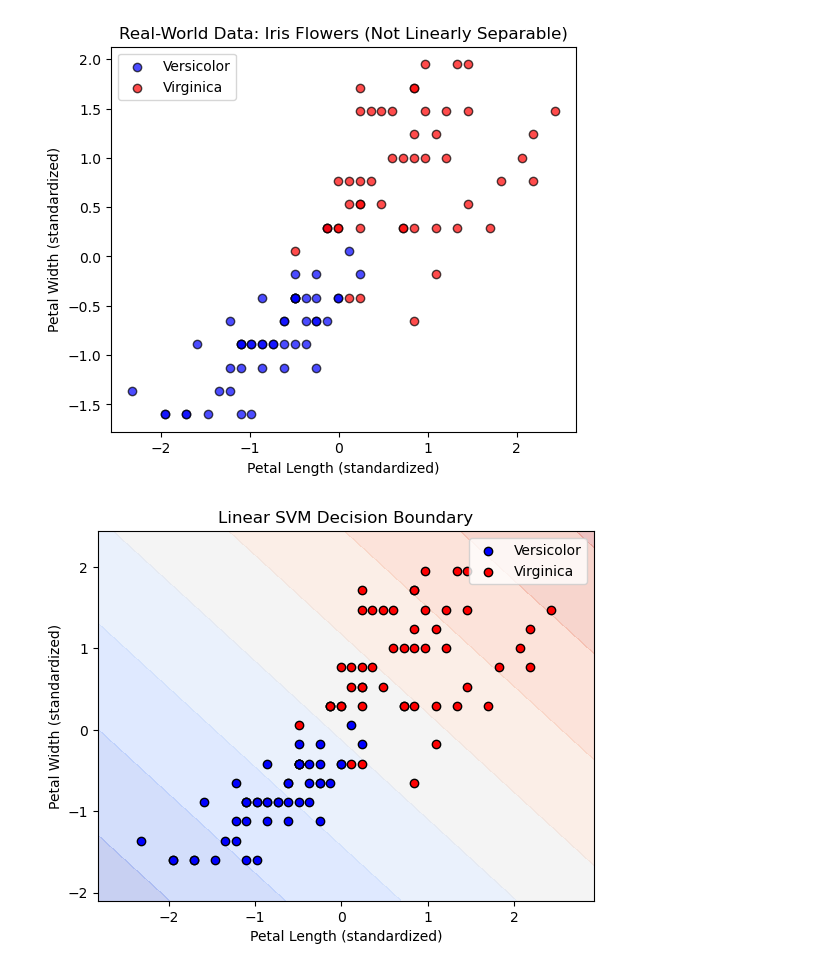
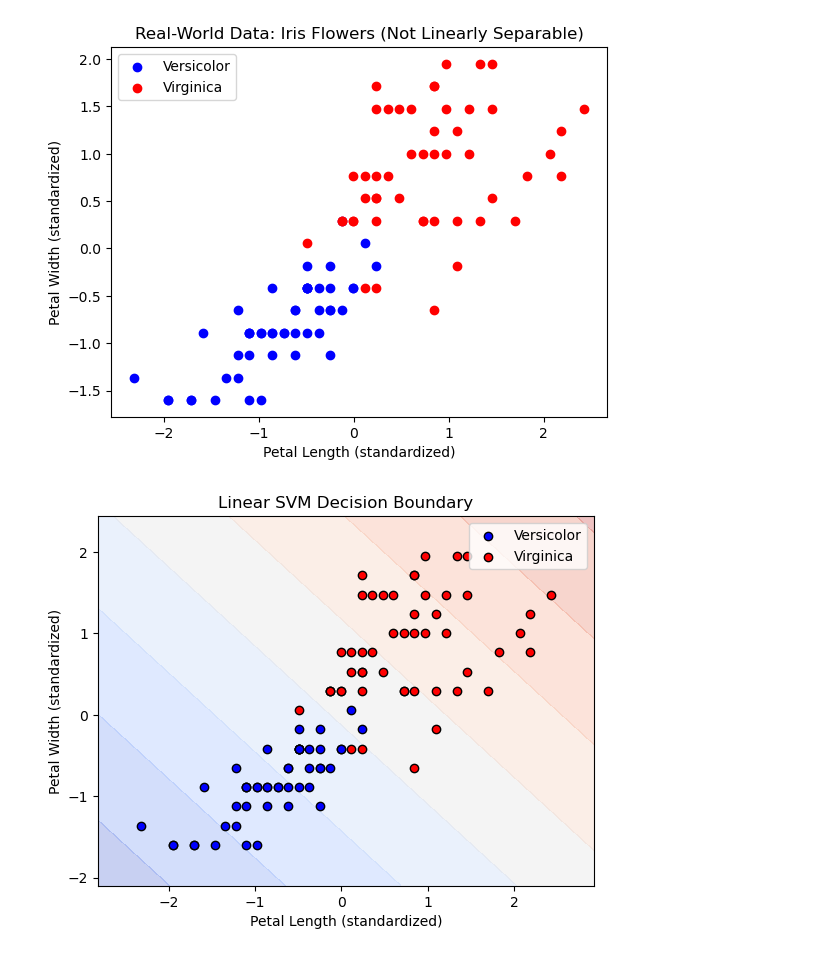
Before and after one commit to Manvi28/Machine-Learning, a Jupyter notebook: Support_Vector_Machine.ipynb, the cells around one changed output. Drawn from its saved outputs; the diff is of its cells as text; code cells hidden in the pictures.

```diff
--- a/Support_Vector_Machine.ipynb
+++ b/Support_Vector_Machine.ipynb
@@ -1,35 +1,35 @@
 # %%
 # Import necessary libraries
 import numpy as np
 import matplotlib.pyplot as plt
 from sklearn import datasets
 from sklearn.svm import SVC
 from sklearn.preprocessing import StandardScaler
 
 # Load the Iris dataset
 iris = datasets.load_iris()
 X = iris.data  # all features
 y = iris.target
 
 # Select only Versicolor (1) and Virginica (2), and features: Petal length & width (2:4)
 X = X[(y == 1) | (y == 2), 2:4]
 y = y[(y == 1) | (y == 2)]
 
 # Standardize features
 scaler = StandardScaler()
 X = scaler.fit_transform(X)
 
 # Plot original data
-plt.figure(figsize=(6, 5))
-plt.scatter(X[y == 1, 0], X[y == 1, 1], color='blue', label='Versicolor', edgecolors='k', alpha=0.7)
-plt.scatter(X[y == 2, 0], X[y == 2, 1], color='red', label='Virginica', edgecolors='k', alpha=0.7)
+plt.figure()
+plt.scatter(X[y == 1, 0], X[y == 1, 1], color='blue', label='Versicolor')
+plt.scatter(X[y == 2, 0], X[y == 2, 1], color='red', label='Virginica')
 plt.title('Real-World Data: Iris Flowers (Not Linearly Separable)')
 plt.xlabel('Petal Length (standardized)')
 plt.ylabel('Petal Width (standardized)')
 plt.legend()
 plt.show()
 # %% [output]
-[figure, old version]
+[figure, new version]
 # %%
 def plot_decision_boundary(clf, X, y, title):
     """Helper function to plot decision boundaries for classifiers."""
```
Also changed, not shown: parts of 1 cell of this notebook, 1 other file.
